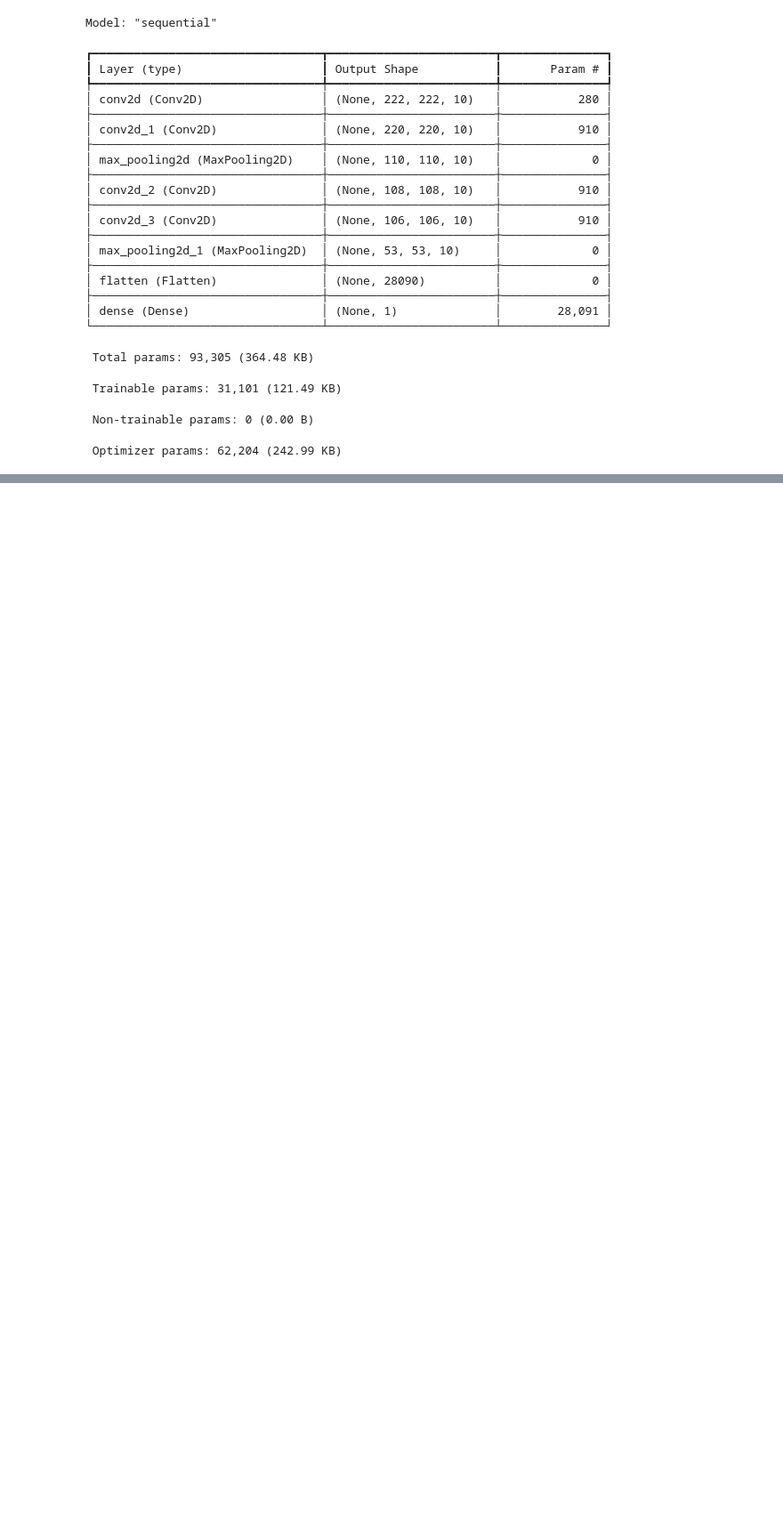
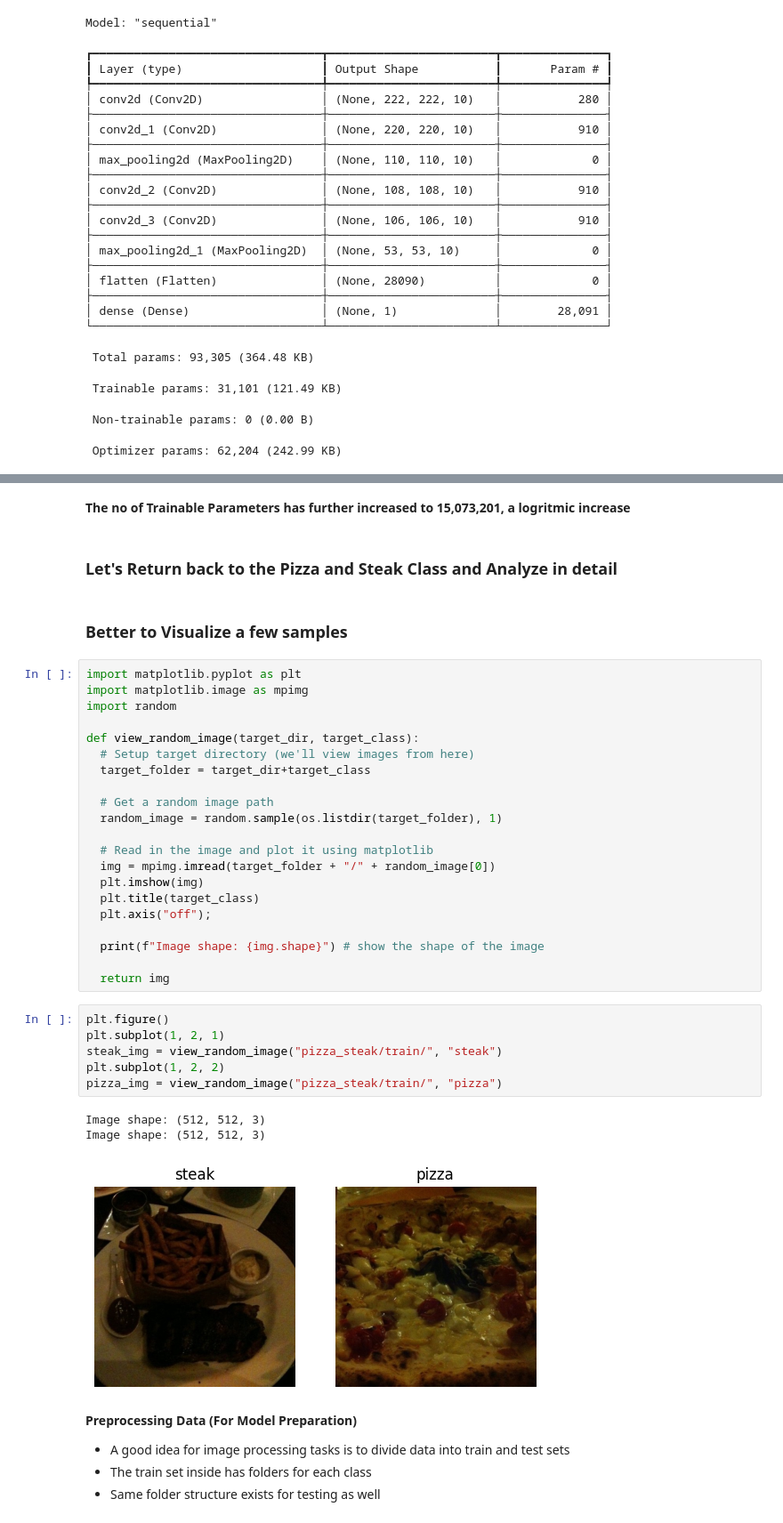
Before and after one commit to Amirzeb-badshah/DeepLearning_With_TensorFlow-Course, a Jupyter notebook: Convolutional_004.ipynb, the cells around one changed output, grey strips where cells are left out. Shown at 89% size. Saved outputs shown, nothing was run; the diff lists cells and outputs as text; blank space fills up the shorter version.

```diff
--- a/Convolutional_004.ipynb
+++ b/Convolutional_004.ipynb
@@ -485,0 +616,43 @@ Model: "sequential"
+# %% [markdown]
+**The no of Trainable Parameters has further increased to 15,073,201, a logritmic increase**
+# %% [markdown]
+### Let's Return back to the Pizza and Steak Class and Analyze in detail
+# %% [markdown]
+### Better to Visualize a few samples
+# %%
+import matplotlib.pyplot as plt
+import matplotlib.image as mpimg
+import random
+
+def view_random_image(target_dir, target_class):
+  # Setup target directory (we'll view images from here)
+  target_folder = target_dir+target_class
+
+  # Get a random image path
+  random_image = random.sample(os.listdir(target_folder), 1)
+
+  # Read in the image and plot it using matplotlib
+  img = mpimg.imread(target_folder + "/" + random_image[0])
+  plt.imshow(img)
+  plt.title(target_class)
+  plt.axis("off");
+
+  print(f"Image shape: {img.shape}") # show the shape of the image
+
+  return img
+# %%
+plt.figure()
+plt.subplot(1, 2, 1)
+steak_img = view_random_image("pizza_steak/train/", "steak")
+plt.subplot(1, 2, 2)
+pizza_img = view_random_image("pizza_steak/train/", "pizza")
+# %% [output]
+Image shape: (512, 512, 3)
+Image shape: (512, 512, 3)
+[figure, added]
+# %% [markdown]
+**Preprocessing Data (For Model Preparation)**
+
+- A good idea for image processing tasks is to divide data into train and test sets
+- The train set inside has folders for each class
+- Same folder structure exists for testing as well
```
Also changed, not shown: parts of 8 cells of this notebook.
